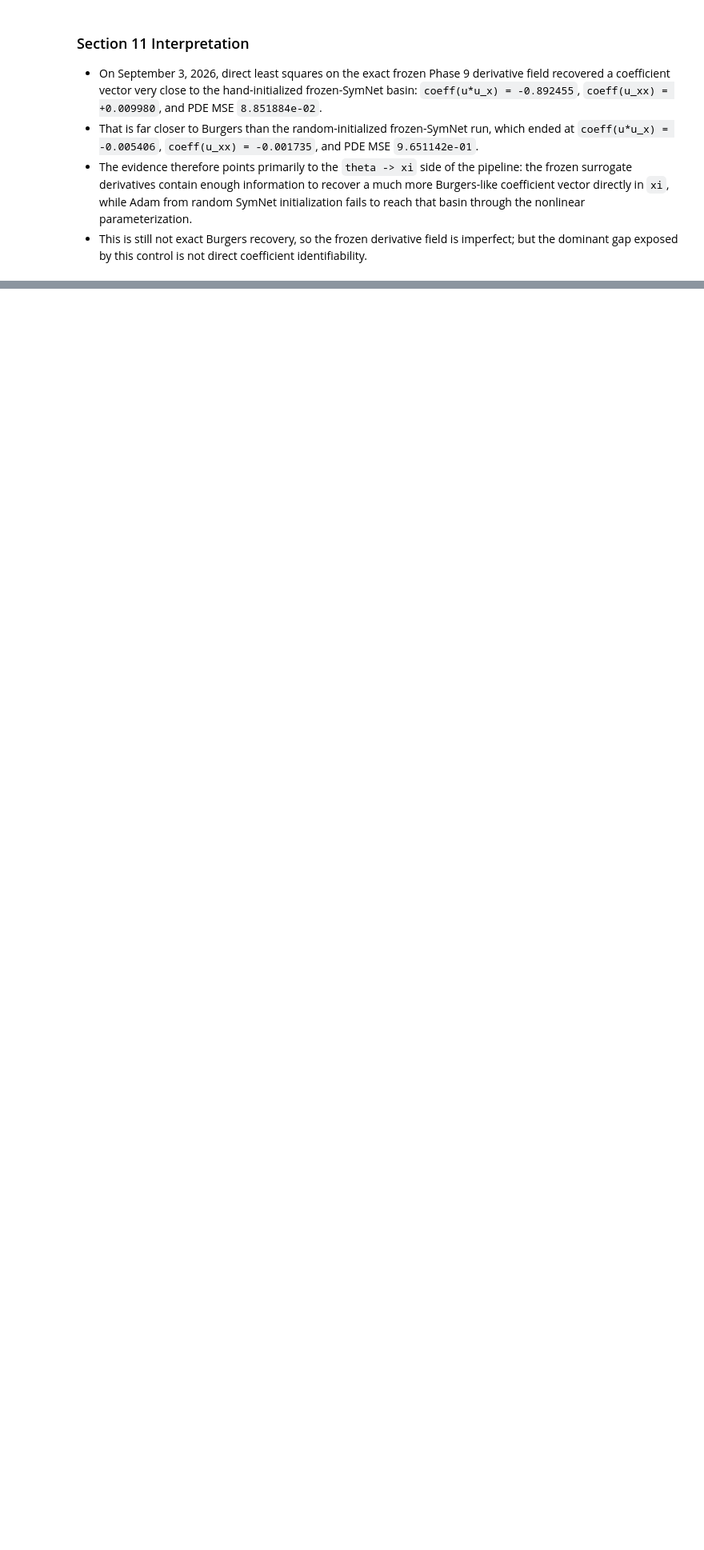
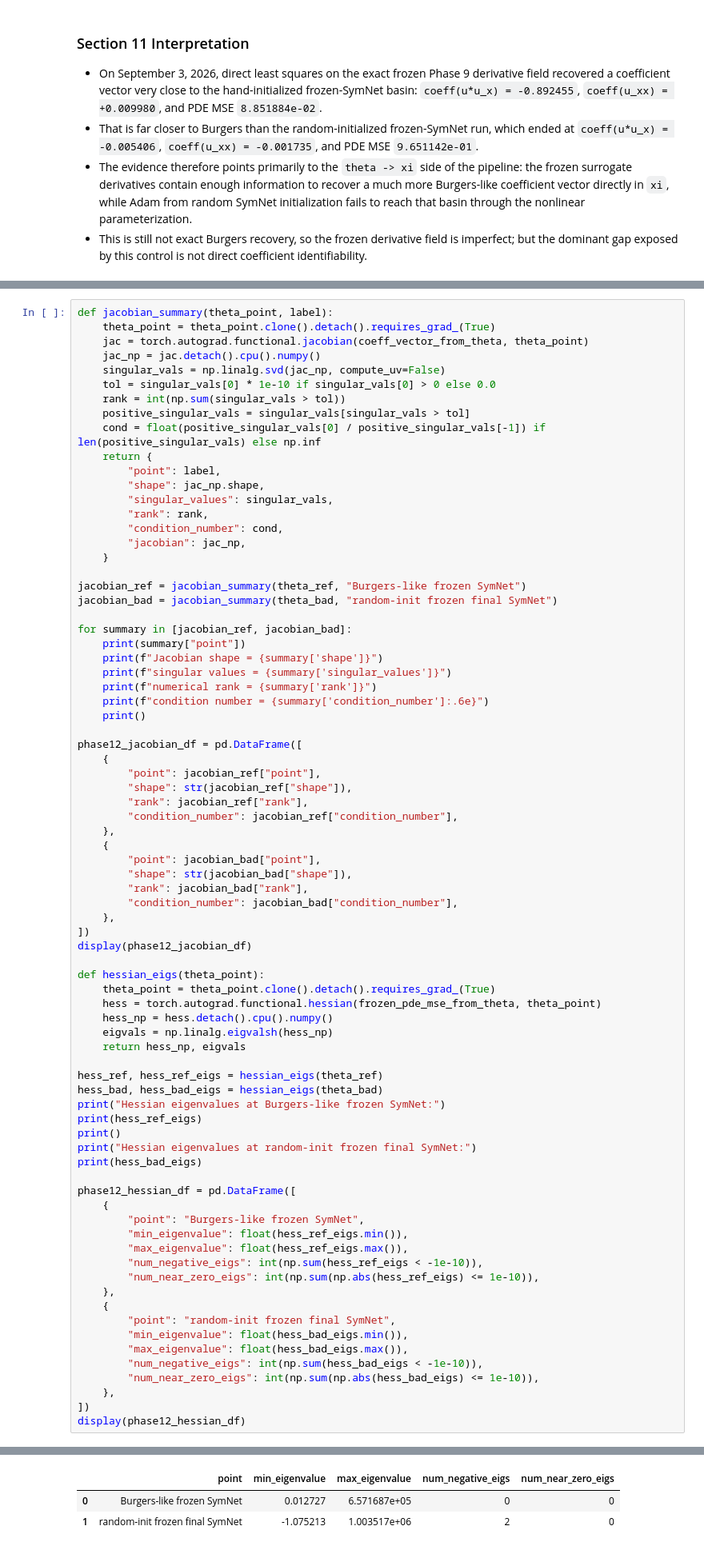
Before and after one commit to ryuFromCaillou/pde_stuff, a Jupyter notebook: notebook/diagnostics/burgers_minimal_discovery_story.ipynb, the cells around one changed output, grey strips where cells are left out. Shown at 80% size. Drawn from its saved outputs; the diff is of its cells as text; blank space fills up the shorter version.

```diff
--- a/notebook/diagnostics/burgers_minimal_discovery_story.ipynb
+++ b/notebook/diagnostics/burgers_minimal_discovery_story.ipynb
@@ -1252,0 +1433,79 @@ PDE MSE on the frozen-surrogate comparison points = 8.851884e-02
+# %%
+def jacobian_summary(theta_point, label):
+    theta_point = theta_point.clone().detach().requires_grad_(True)
+    jac = torch.autograd.functional.jacobian(coeff_vector_from_theta, theta_point)
+    jac_np = jac.detach().cpu().numpy()
+    singular_vals = np.linalg.svd(jac_np, compute_uv=False)
+    tol = singular_vals[0] * 1e-10 if singular_vals[0] > 0 else 0.0
+    rank = int(np.sum(singular_vals > tol))
+    positive_singular_vals = singular_vals[singular_vals > tol]
+    cond = float(positive_singular_vals[0] / positive_singular_vals[-1]) if len(positive_singular_vals) else np.inf
+    return {
+        "point": label,
+        "shape": jac_np.shape,
+        "singular_values": singular_vals,
+        "rank": rank,
+        "condition_number": cond,
+        "jacobian": jac_np,
+    }
+
+jacobian_ref = jacobian_summary(theta_ref, "Burgers-like frozen SymNet")
+jacobian_bad = jacobian_summary(theta_bad, "random-init frozen final SymNet")
+
+for summary in [jacobian_ref, jacobian_bad]:
+    print(summary["point"])
+    print(f"Jacobian shape = {summary['shape']}")
+    print(f"singular values = {summary['singular_values']}")
+    print(f"numerical rank = {summary['rank']}")
+    print(f"condition number = {summary['condition_number']:.6e}")
+    print()
+
+phase12_jacobian_df = pd.DataFrame([
+    {
+        "point": jacobian_ref["point"],
+        "shape": str(jacobian_ref["shape"]),
+        "rank": jacobian_ref["rank"],
+        "condition_number": jacobian_ref["condition_number"],
+    },
+    {
+        "point": jacobian_bad["point"],
+        "shape": str(jacobian_bad["shape"]),
+        "rank": jacobian_bad["rank"],
+        "condition_number": jacobian_bad["condition_number"],
+    },
+])
+display(phase12_jacobian_df)
+
+def hessian_eigs(theta_point):
+    theta_point = theta_point.clone().detach().requires_grad_(True)
+    hess = torch.autograd.functional.hessian(frozen_pde_mse_from_theta, theta_point)
+    hess_np = hess.detach().cpu().numpy()
+    eigvals = np.linalg.eigvalsh(hess_np)
+    return hess_np, eigvals
+
+hess_ref, hess_ref_eigs = hessian_eigs(theta_ref)
+hess_bad, hess_bad_eigs = hessian_eigs(theta_bad)
+print("Hessian eigenvalues at Burgers-like frozen SymNet:")
+print(hess_ref_eigs)
+print()
+print("Hessian eigenvalues at random-init frozen final SymNet:")
+print(hess_bad_eigs)
+
+phase12_hessian_df = pd.DataFrame([
+    {
+        "point": "Burgers-like frozen SymNet",
+        "min_eigenvalue": float(hess_ref_eigs.min()),
+        "max_eigenvalue": float(hess_ref_eigs.max()),
+        "num_negative_eigs": int(np.sum(hess_ref_eigs < -1e-10)),
+        "num_near_zero_eigs": int(np.sum(np.abs(hess_ref_eigs) <= 1e-10)),
+    },
+    {
+        "point": "random-init frozen final SymNet",
+        "min_eigenvalue": float(hess_bad_eigs.min()),
+        "max_eigenvalue": float(hess_bad_eigs.max()),
+        "num_negative_eigs": int(np.sum(hess_bad_eigs < -1e-10)),
+        "num_near_zero_eigs": int(np.sum(np.abs(hess_bad_eigs) <= 1e-10)),
+    },
+])
+display(phase12_hessian_df)
+# %% [output]
@@ -1252,0 +1532,3 @@ PDE MSE on the frozen-surrogate comparison points = 8.851884e-02
+|  | point | min_eigenvalue | max_eigenvalue | num_negative_eigs | num_near_zero_eigs |
+| 0 | Burgers-like frozen SymNet | 0.012727 | 6.571687e+05 | 0 | 0 |
+| 1 | random-init frozen final SymNet | -1.075213 | 1.003517e+06 | 2 | 0 |
```
Also changed, not shown: parts of 4 cells of this notebook, 1 other file.
